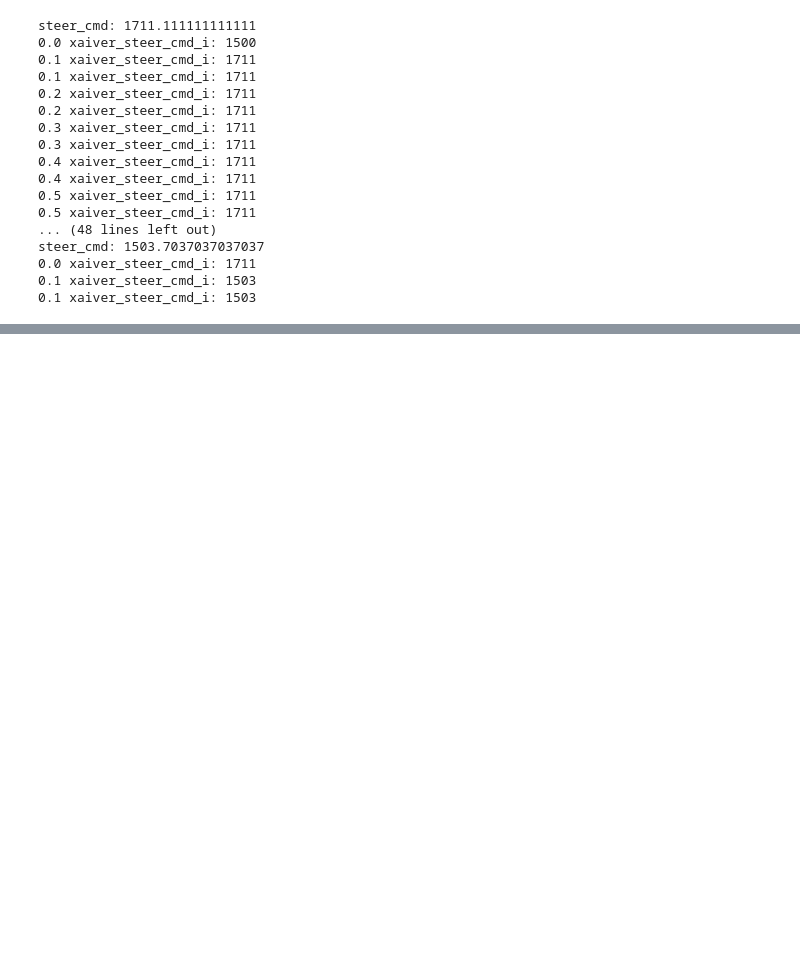
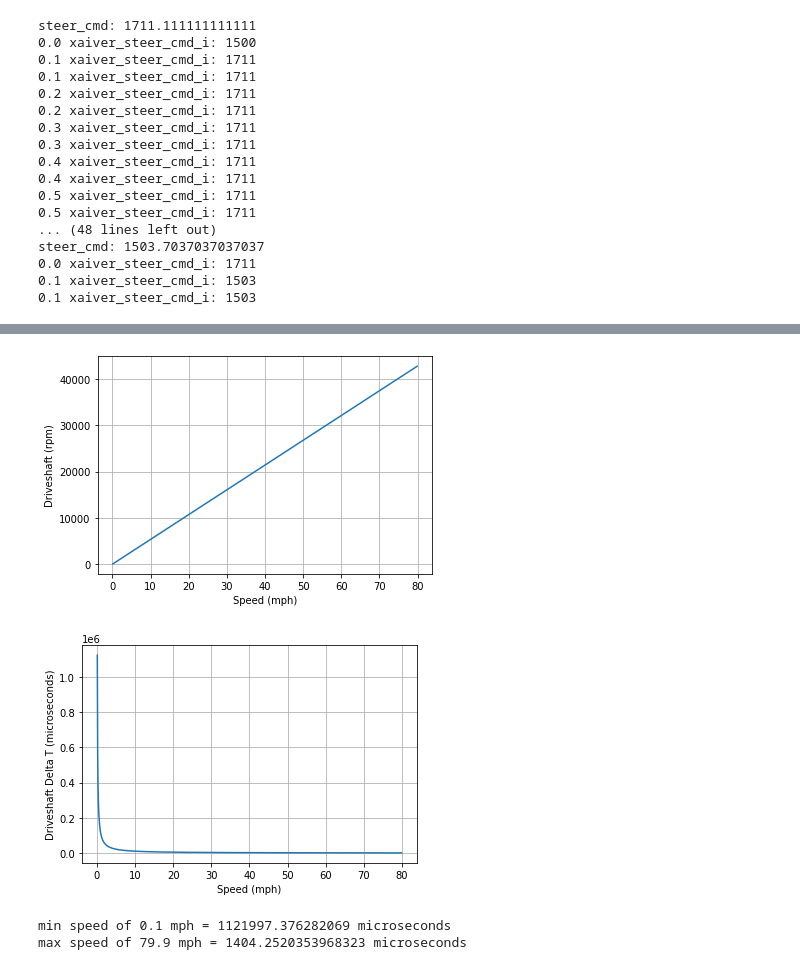
Before and after one commit to smithan7/not-so-dumb-rc-car, a Jupyter notebook: AutonomousCar/code/benchtop_calibration_code.ipynb, the cells around one changed output, grey strips where cells are left out. Saved outputs shown, nothing was run; the diff lists cells and outputs as text; code cells hidden in the pictures; blank space fills up the shorter version.

```diff
--- a/AutonomousCar/code/benchtop_calibration_code.ipynb
+++ b/AutonomousCar/code/benchtop_calibration_code.ipynb
@@ -265,0 +290,35 @@ plt.grid()
+# %%
+ss = []
+rs = []
+ds = []
+
+for s in range(1, 800):
+    speed_mph = s/10.
+    ss.append(speed_mph)
+    # print(f"Speed MPH: {speed_mph}")
+    ds_rpm = drivetrain.calc_driveshaft_rpm_from_car_speed_mps(speed_mph)
+    rs.append(ds_rpm)
+    # print(f"driveshaft rpm: {ds_rpm}")
+    ds_dt = 10.**6 / (ds_rpm / 60.)
+    ds.append(ds_dt)
+    # print(f"HE dt: {ds_dt}")
+
+plt.plot(ss, rs)
+plt.xlabel("Speed (mph)")
+plt.ylabel("Driveshaft (rpm)")
+plt.grid()
+plt.show()
+
+plt.plot(ss, ds)
+plt.xlabel("Speed (mph)")
+plt.ylabel("Driveshaft Delta T (microseconds)")
+plt.grid()
+plt.show()
+
+print(f"min speed of {ss[0]} mph = {ds[0]} microseconds")
+print(f"max speed of {ss[-1]} mph = {ds[-1]} microseconds")
+# %% [output]
+[figure, added]
+[figure, added]
+min speed of 0.1 mph = 1121997.376282069 microseconds
+max speed of 79.9 mph = 1404.2520353968323 microseconds
```
Also changed, not shown: parts of 6 cells of this notebook, 1 other file.
